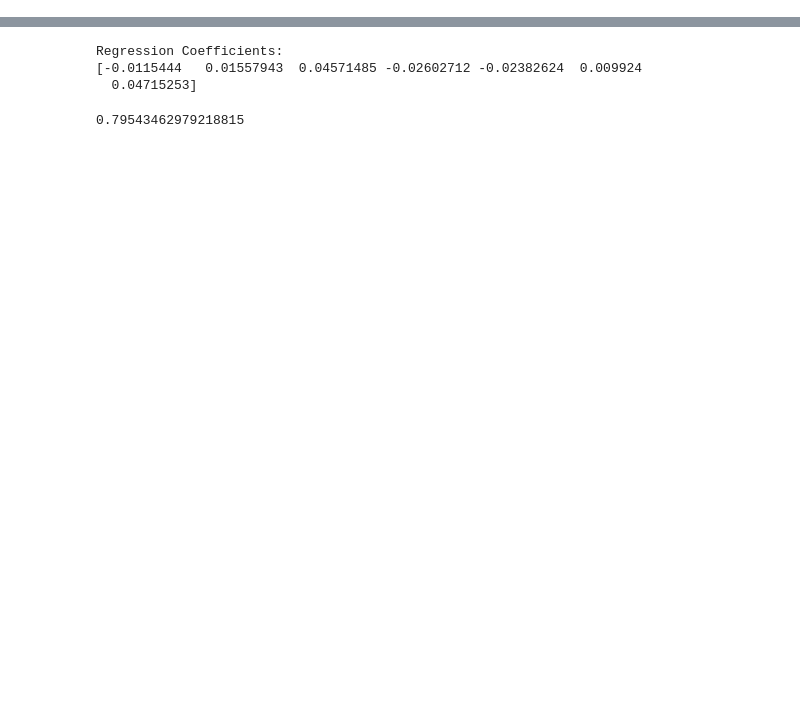
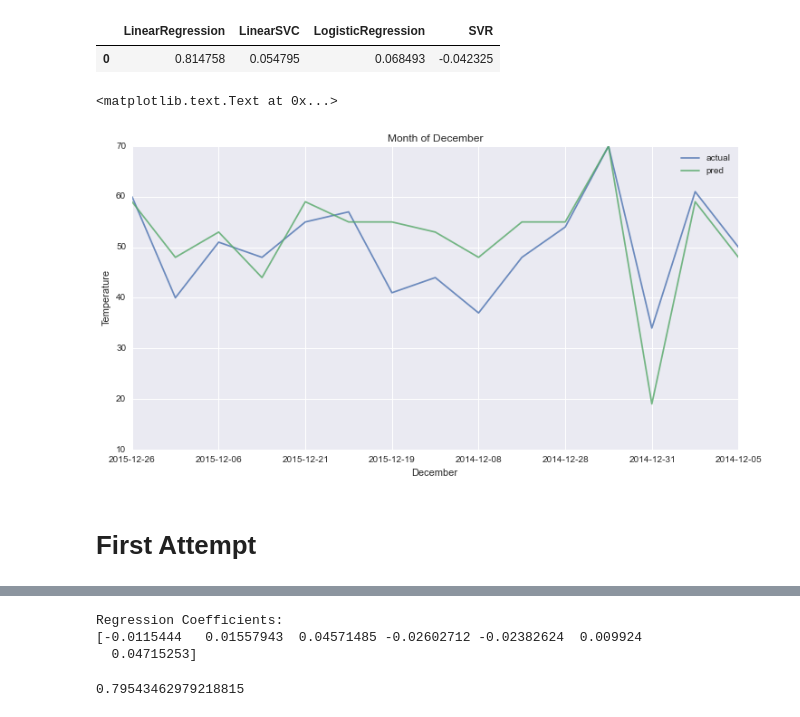
Before and after one commit to Whitepatrick/311_holidays, a Jupyter notebook: clean_data/final/nyc/new_explore.ipynb, the cells around one changed output, grey strips where cells are left out. Saved outputs shown, nothing was run; the diff lists cells and outputs as text; code cells hidden in the pictures; blank space fills up the shorter version.

```diff
--- a/clean_data/final/nyc/new_explore.ipynb
+++ b/clean_data/final/nyc/new_explore.ipynb
@@ -73,2 +68,12 @@ y = train_years['Max_TempF']
+# %%
+feature_cols = ['Building_Conditions',
+             'General_Request',
+             'Living_Conditions',
+             'Parking_Enforcement',
+             'Signal_Sign_Repair',
+             'Street_Sidewalk_Repair',
+             'day']
+X = train_years[feature_cols]
+y = train_years.Max_TempF
 # %%
-X_train, X_test, y_train, y_test = train_test_split(train_years, train_years, test_size=0.5)
+X_train, X_test, y_train, y_test = train_test_split(X, y , test_size=0.2)
@@ -82,0 +91,15 @@ svr = SVR()
+# %%
+pd.DataFrame(scores,index=[0])
+# %% [output]
+|  | LinearRegression | LinearSVC | LogisticRegression | SVR |
+| 0 | 0.814758 | 0.054795 | 0.068493 | -0.042325 |
+# %%
+df_pred = pd.DataFrame({'pred':lgr.predict(X_test),'actual':y_test})
+# %%
+df_pred[pd.to_datetime(df_pred.index).month==12].plot(kind='line', figsize=(12,6),alpha=.8)
+plt.title('Month of December')
+plt.xlabel('December')
+plt.ylabel('Temperature')
+# %% [output]
+<matplotlib.text.Text at 0x...>
+[figure, added]
@@ -82,0 +125,2 @@ svr = SVR()
+# %% [markdown]
+# First Attempt
```
Also changed, not shown: parts of 37 cells of this notebook.
